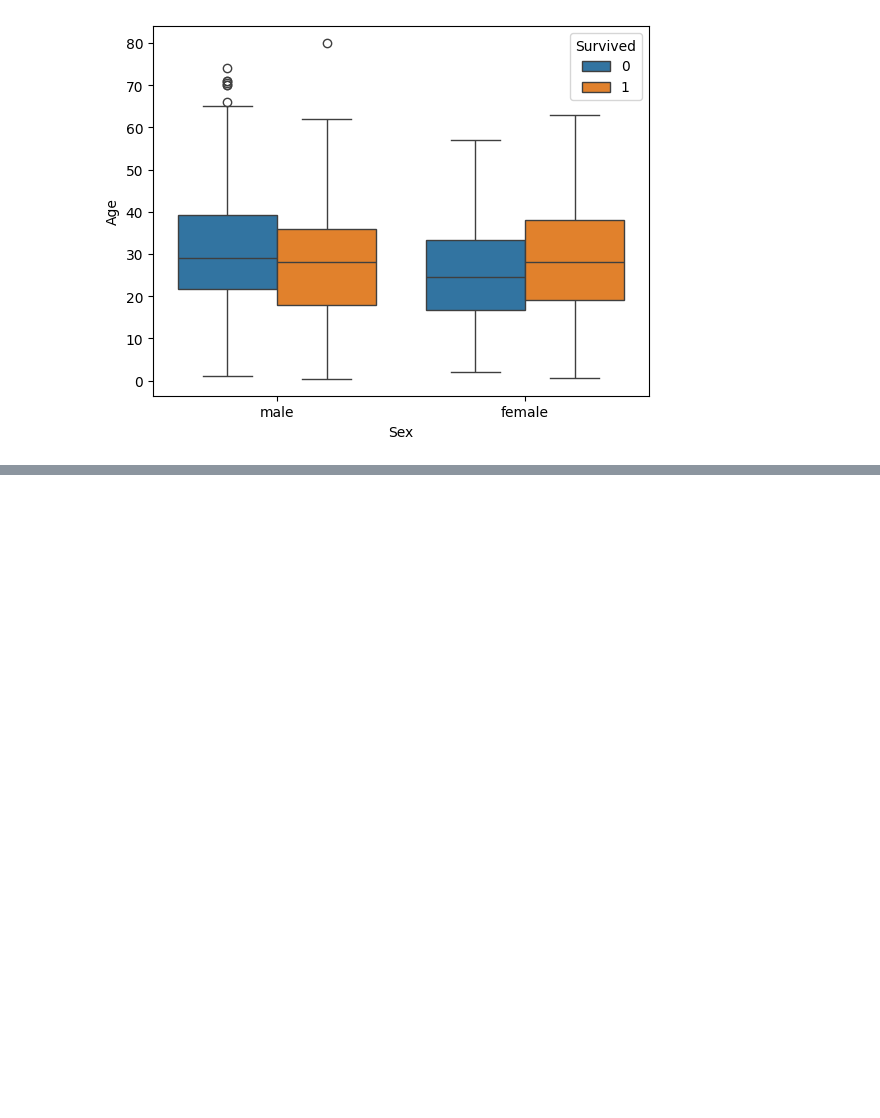
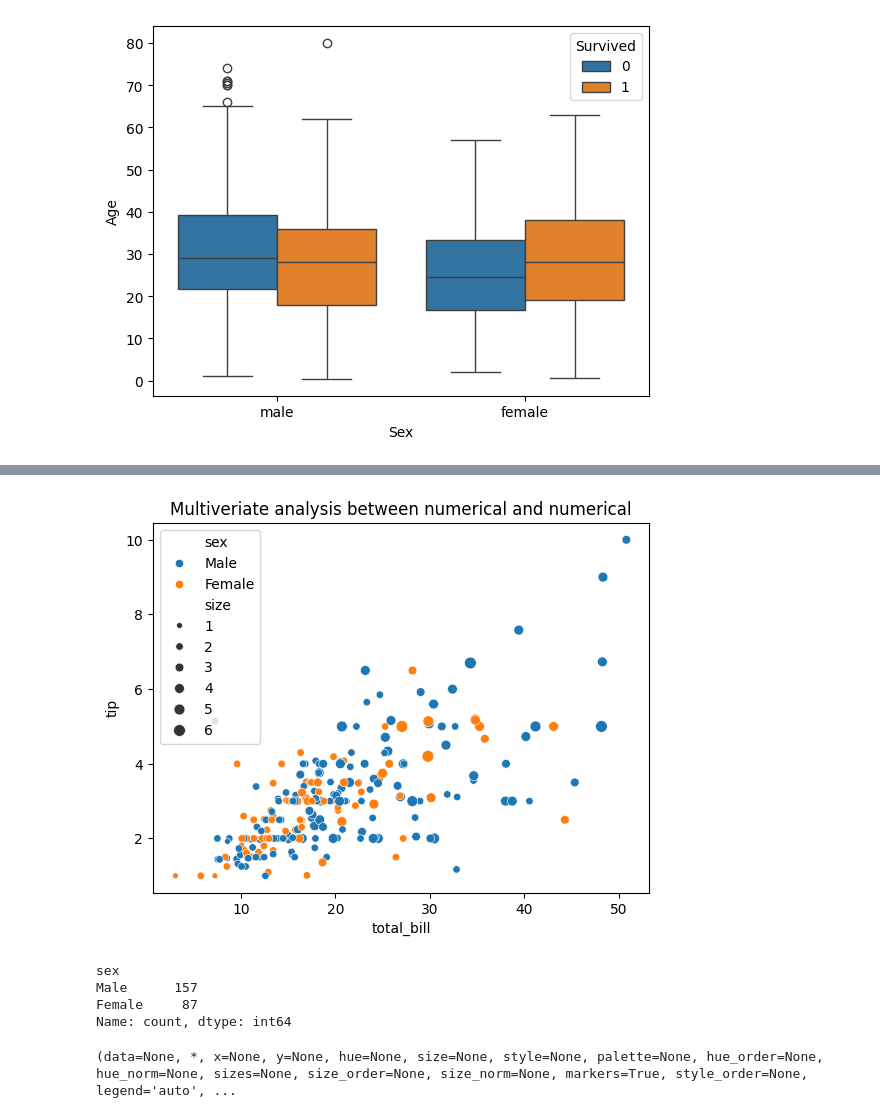
Before and after one commit to subhajit20/Learning-ML, a Jupyter notebook: test_ml.ipynb, the cells around one changed output, grey strips where cells are left out. Drawn from its saved outputs; the diff is of its cells as text; code cells hidden in the pictures; blank space fills up the shorter version.

```diff
--- a/test_ml.ipynb
+++ b/test_ml.ipynb
@@ -200,0 +239,11 @@ sns.boxplot(x=df["Sex"],y=df["Age"],hue=df["Survived"])
+# %%
+sns.scatterplot(x=tips["total_bill"],y=tips["tip"],hue=tips["sex"],size=tips["size"])
+plt.title("Multiveriate analysis between numerical and numerical")
+plt.show()
+tips["sex"].value_counts()
+# %% [output]
+[figure, added]
+sex
+Male      157
+Female     87
+Name: count, dtype: int64
@@ -200,0 +252,4 @@ sns.boxplot(x=df["Sex"],y=df["Age"],hue=df["Survived"])
+# %%
+print(inspect.signature(sns.scatterplot))
+# %% [output]
+(data=None, *, x=None, y=None, hue=None, size=None, style=None, palette=None, hue_order=None, hue_norm=None, sizes=None, size_order=None, size_norm=None, markers=True, style_order=None, legend='auto', ...
```
Also changed, not shown: parts of 6 cells of this notebook.
